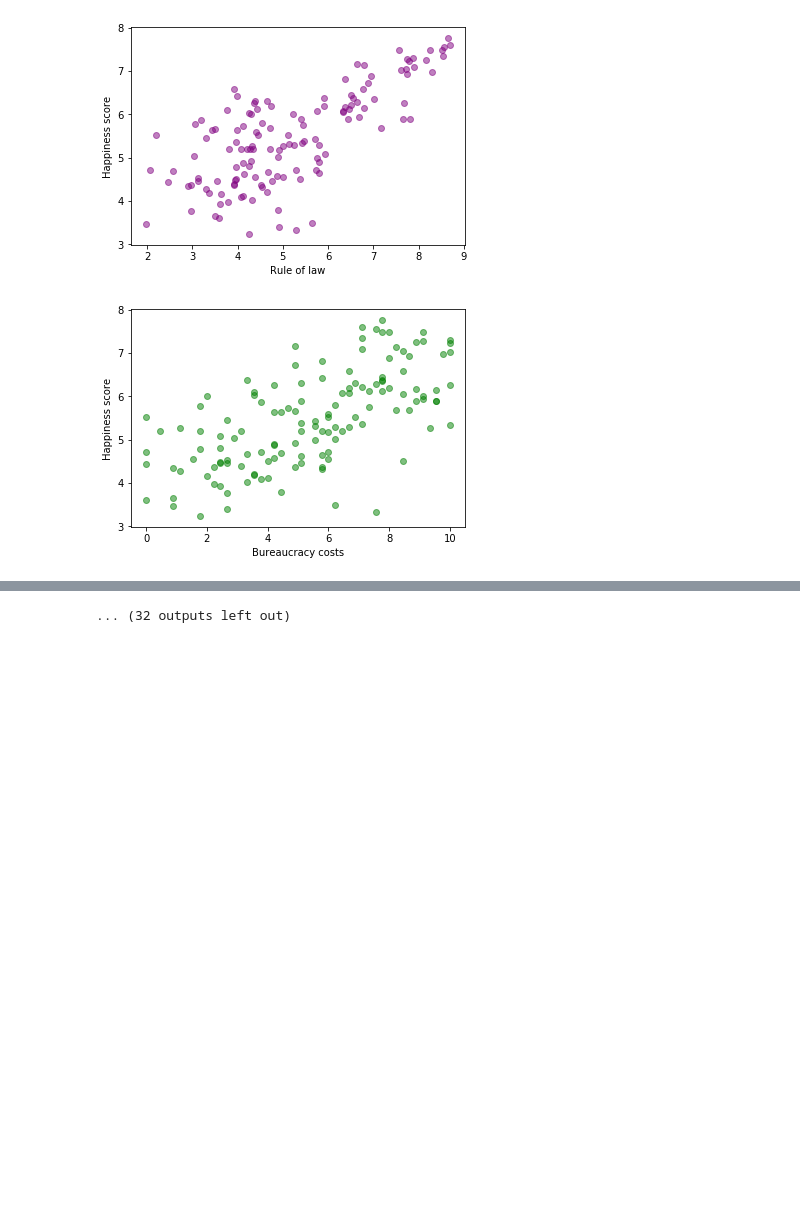
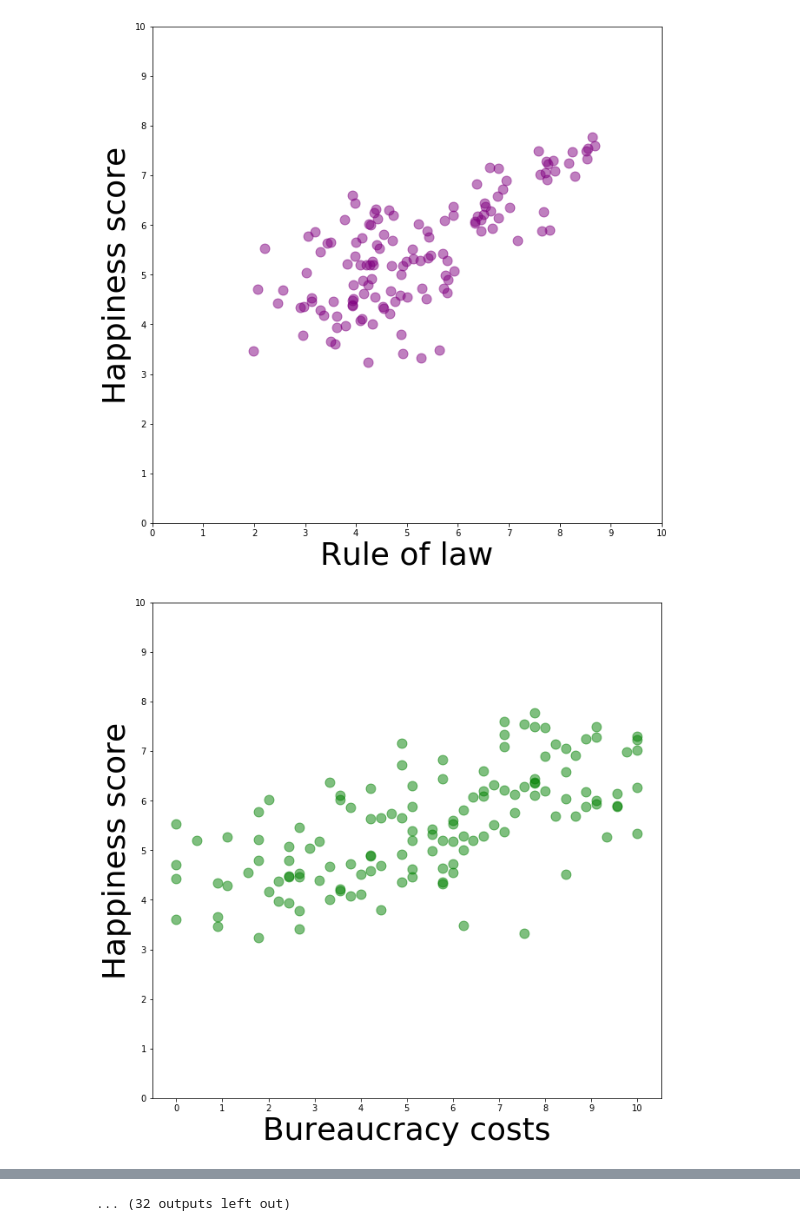
Before and after one commit to Faedra/Freedom-and-Happiness, a Jupyter notebook: thefunstuff/Question_3.ipynb, the cells around one changed output, grey strips where cells are left out. Saved outputs shown, nothing was run; the diff lists cells and outputs as text; code cells hidden in the pictures; blank space fills up the shorter version.

```diff
--- a/thefunstuff/Question_3.ipynb
+++ b/thefunstuff/Question_3.ipynb
@@ -33,6 +44,7 @@ pvals = pd.DataFrame(columns=["column","pvalue","statistic"])
 
 pv = []
 statistics = []
+r = []
 for col in df.columns:
     t = stats.ttest_ind(df[col], df['Happiness score'], equal_var=False)
     pv.append(t.pvalue)
@@ -41,6 +53,7 @@ for col in df.columns:
 pvals["column"] = df.columns
 pvals["pvalue"] = pv
 pvals["statistic"] = statistics
+pvals["rs"] = r
 pvals = pvals.set_index('column')
 pvals = pvals.drop(index=['Happiness score'])
 
@@ -77,23 +90,30 @@ chis.set_index("column")
 #significants = chis.where(chis["statistic"]>critical_value).dropna().set_index("column")
 significants = chis.sort_values(by=['pvalue'])
 # %%
-rs = pd.DataFrame(columns=["column","pvalue","correlation","column label"])
+rs = pd.DataFrame(columns=["column","pvalue","correlation","column label","rsquare"])
 a = []
 b = []
 c = []
 d = []
+r = []
 for index,col in pvals.iterrows():
     x2 = stats.spearmanr(df[index], df['Happiness score'])
+    x3 = stats.kendalltau(df[index], df['Happiness score'])
     a.append(index)
     d.append(labels.loc[index]['name'])
     b.append(x2.pvalue)
     c.append(x2.correlation)
 
+    model = sm.OLS(df[index], df['Happiness score']).fit()
+    predictions = model.predict(df['Happiness score'])
+    r.append(model.rsquared)
+
 rs["column"] = a
 rs["pvalue"] = b
 rs["correlation"] = c
 rs["column label"] = d
-rs = rs.sort_values(by=['pvalue'])
+rs["rsquare"] = r
+rs = rs.sort_values(by=['correlation'], ascending=False)
 rs = rs.set_index("column")
 rs
 # %% [output]
@@ -118,20 +138,30 @@ rs
 # %%
 for index,row in rs.iterrows():
     if(index[0:2] == "pf"):
         color = "purple"
     if(index[0:2] == "ef"):
         color = "green"
     plt.scatter(
         x=df[index],
         y=df["Happiness score"],
         marker="o",
         facecolors=color,
-        alpha=0.50
+        alpha=0.50,
+        s=120
     )
-    plt.xlabel(labels.loc[index]['name'])
-    plt.ylabel("Happiness score")
+    plt.xlabel(labels.loc[index]['name'], fontsize=36)
+    plt.ylabel("Happiness score", fontsize=36)
+    plt.yticks(
+        np.arange(0,11,1)
+    )
+    plt.xticks(
+        np.arange(0,11,1)
+    )
 
+    fig = plt.gcf()
+    fig.set_size_inches(10.5, 10.5)
+    fig.savefig('plots/' + index + '.png')
     plt.show()
 # %% [output]
-[figure, old version]
+[figure, new version]
-[figure, old version]
+[figure, new version]
```
Also changed, not shown: parts of 7 cells of this notebook, 51 other files.
